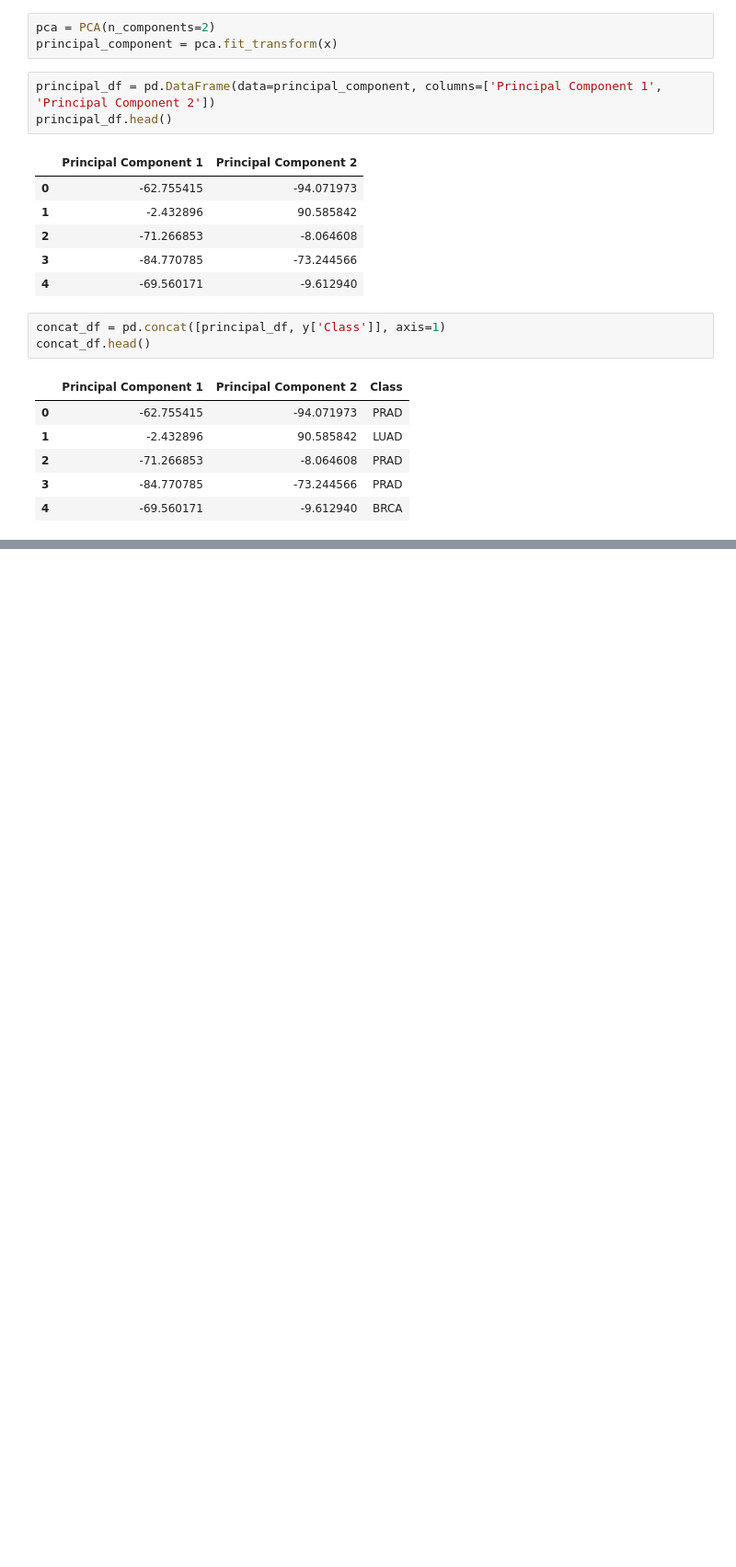
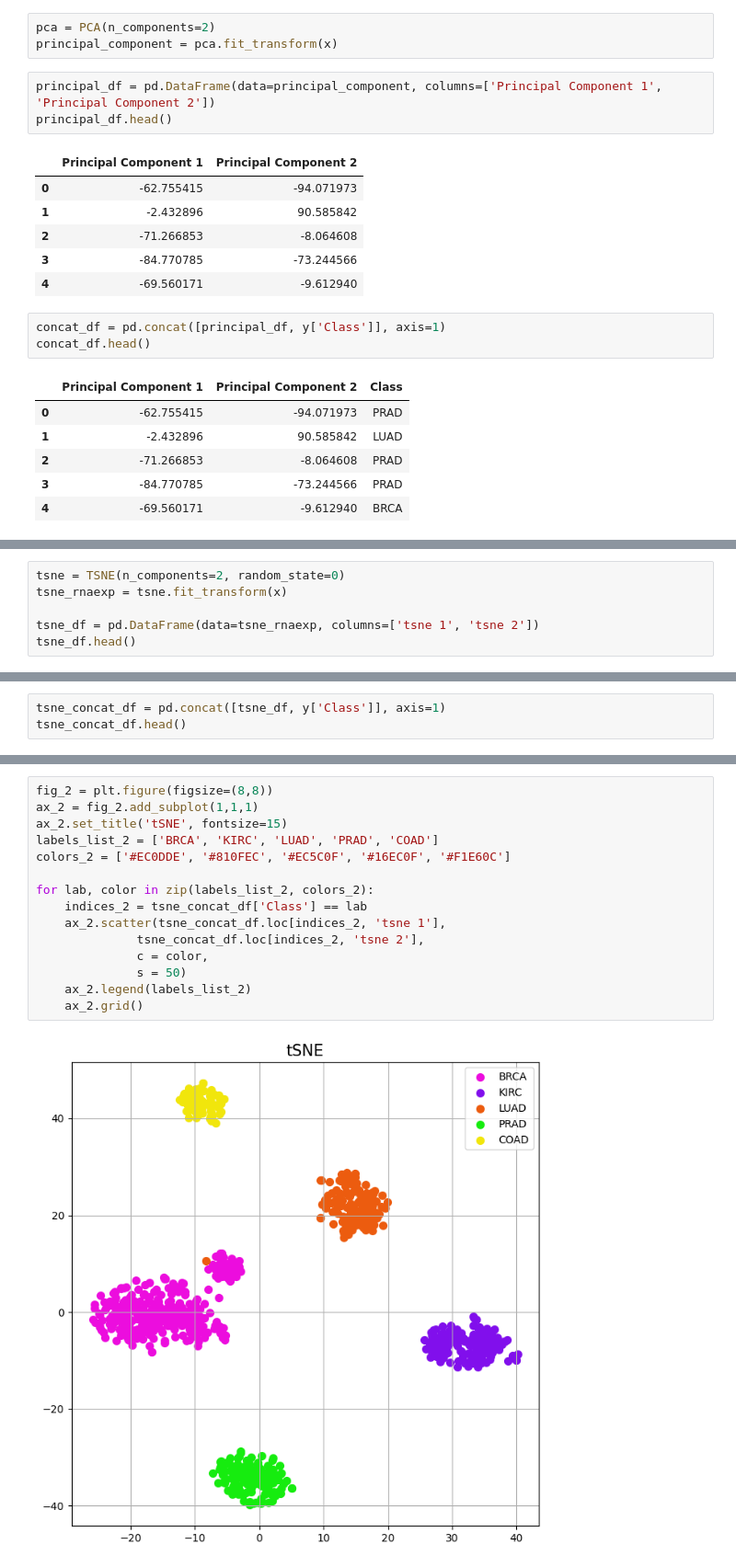
Before and after one commit to a-nadeem9/tcga-pancancer-analysis, a Jupyter notebook: analysis.ipynb, the cells around one changed output, grey strips where cells are left out. Shown at 92% size. Saved outputs shown, nothing was run; the diff lists cells and outputs as text; blank space fills up the shorter version.

```diff
--- a/analysis.ipynb
+++ b/analysis.ipynb
@@ -181,0 +185,6 @@ for lab, color in zip(labels_list, colors):
+# %%
+tsne = TSNE(n_components=2, random_state=0)
+tsne_rnaexp = tsne.fit_transform(x)
+
+tsne_df = pd.DataFrame(data=tsne_rnaexp, columns=['tsne 1', 'tsne 2'])
+tsne_df.head()
@@ -181,0 +198,3 @@ for lab, color in zip(labels_list, colors):
+# %%
+tsne_concat_df = pd.concat([tsne_df, y['Class']], axis=1)
+tsne_concat_df.head()
@@ -181,0 +208,17 @@ for lab, color in zip(labels_list, colors):
+# %%
+fig_2 = plt.figure(figsize=(8,8))
+ax_2 = fig_2.add_subplot(1,1,1)
+ax_2.set_title('tSNE', fontsize=15)
+labels_list_2 = ['BRCA', 'KIRC', 'LUAD', 'PRAD', 'COAD']
+colors_2 = ['#EC0DDE', '#810FEC', '#EC5C0F', '#16EC0F', '#F1E60C']
+
+for lab, color in zip(labels_list_2, colors_2):
+    indices_2 = tsne_concat_df['Class'] == lab
+    ax_2.scatter(tsne_concat_df.loc[indices_2, 'tsne 1'],
+              tsne_concat_df.loc[indices_2, 'tsne 2'],
+              c = color,
+              s = 50)
+    ax_2.legend(labels_list_2)
+    ax_2.grid()
+# %% [output]
+[figure, added]
```
Also changed, not shown: parts of 10 cells of this notebook.
